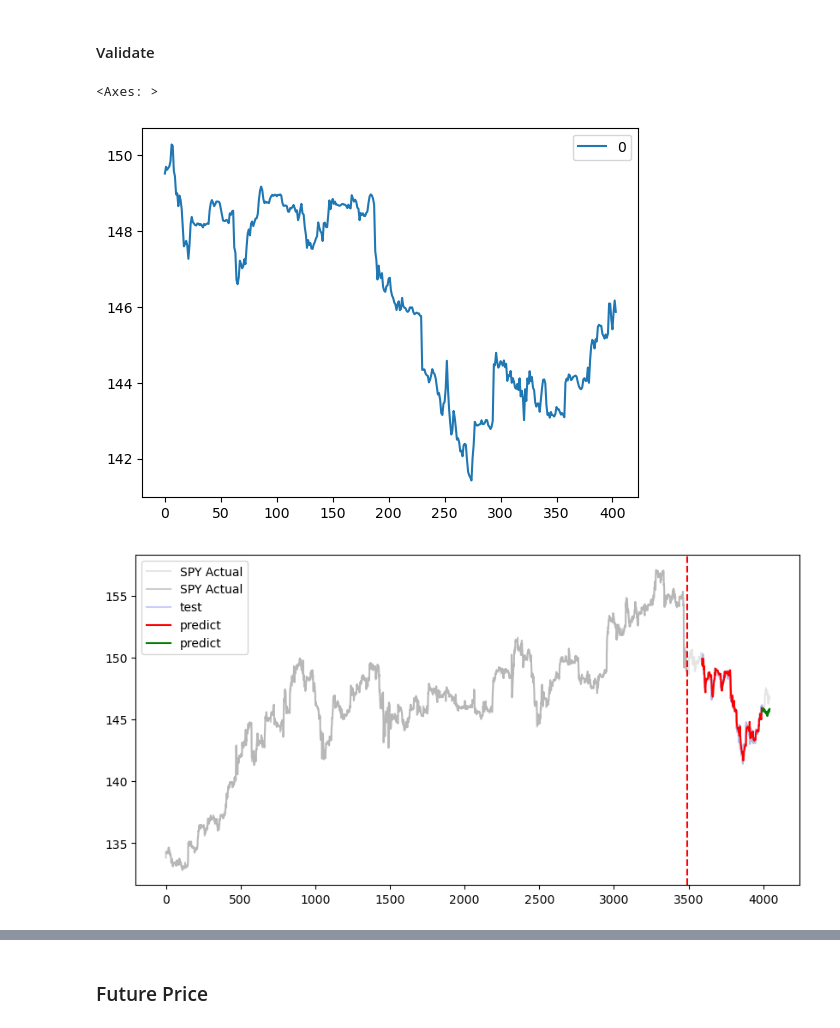
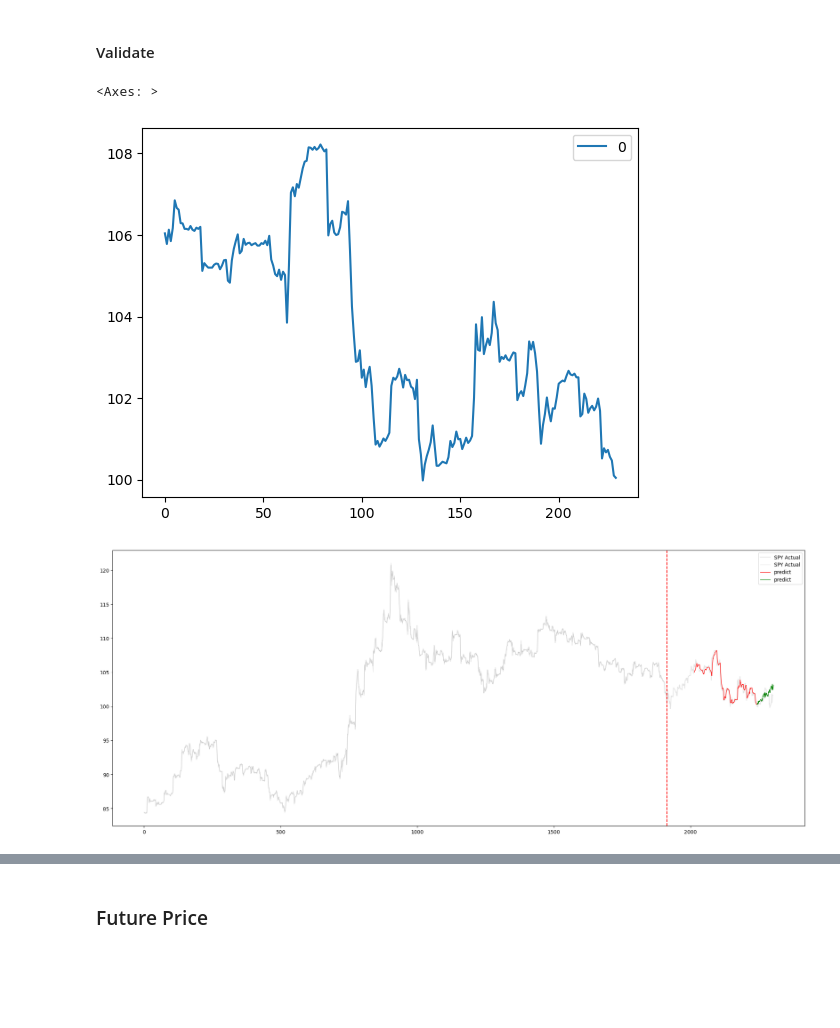
Before and after one commit to meetri/stockai, a Jupyter notebook: StockForecasterTest.ipynb, the cells around one changed output, grey strips where cells are left out. Cells and saved outputs as stored; diff of their text form; code cells hidden in the pictures; blank space fills up the shorter version.

```diff
--- a/StockForecasterTest.ipynb
+++ b/StockForecasterTest.ipynb
@@ -24,11 +24,10 @@ def get_data_from_polygon(ticker, candle_size, timeframe="minute", api_key=None)
         f"https://api.polygon.io/v2/aggs/ticker/{ticker}/range/{candle_size}/{timeframe}/{start_date}/"
         f"{end_date}?adjusted=true&sort=asc&limit=50000&apiKey={api_key}"
     )
-    print(url)
     d = requests.get(url)
     raw_data = d.json()
 
-    fn = f"{ticker}-{start_date}-{end_date}.json"
+    fn = f"./_data/{ticker}-{candle_size}-{timeframe}-{start_date}-{end_date}.json"
     with open(fn, "w") as outf:
         try:
             outf.write(dumps(raw_data["results"]))
@@ -38,7 +37,10 @@ def get_data_from_polygon(ticker, candle_size, timeframe="minute", api_key=None)
 
     return fn
 
+ticker = "nvda"
+candlesize = 30
+
 key = getenv("POLYKEY")
-fn = get_data_from_polygon("aapl", 15, key)
+fn = get_data_from_polygon(ticker, candlesize, timeframe="minute", api_key=key)
 print(fn)
 # %% [output]
@@ -46,8 +48,16 @@ AAPL-2021-06-24-2023-06-24.json
 # %%
-train_on = ["v", "vw", "o", "c", "h", "l", "n"]
+# train_on = ["v", "vw", "n", "o", "c", "h", "l"]
+train_on = ["v", "vw", "n", "c"]
 target = "c"
+chart_train_column = 1
 
-sf = StockForecaster(epochs=1000,lr=0.001, hidden_size=20, gpu_device="mps", train_on=train_on, target=target)
+sf = StockForecaster(
+    epochs=700,lr=0.001,
+    num_predictions=60, num_training_sequences=300,
+    hidden_size=10,
+    gpu_device="mps",
+    train_on=train_on, target=target
+)
 sf.load(fn, start_at = 0)
 
 # sf = StockForecaster(epochs=900,lr=0.001, hidden_size=20, gpu_device="mps")
@@ -97,51 +104,51 @@ plt.show()
 # %% [markdown]
 #### Validate
 # %%
-train_data = sf.ss.inverse_transform(sf.X_train_tensors.data.numpy()[:,0,:])[:,2]
-test_data = sf.mm.inverse_transform(sf.y_test_tensors)[:,2]
+train_data = sf.ss.inverse_transform(sf.X_train_tensors.data.numpy()[:,0,:])[:,chart_train_column]
+test_data = sf.mm.inverse_transform(sf.y_test_tensors)[:,chart_train_column]
 
 train_predict = sf.lstm(sf.X_test_tensors)
 data_predict = sf.mm.inverse_transform(train_predict.data.numpy())[:,0]
 pd.DataFrame(test_data).plot()
 # %% [output]
 <Axes: >
-[figure, old version]
+[figure, new version]
 # %%
 tdata_len = len(train_data)
 
-plt.figure(figsize=(10,5)) #plotting
+plt.figure(figsize=(25,10)) #plotting
 
 plt.plot(sf.mm.inverse_transform(sf.y_train), "k", label="SPY Actual", alpha=0.1)
 
-plt.plot(train_data, "k", label="SPY Actual", alpha=0.2)
+plt.plot(train_data, "k", label="SPY Actual", alpha=0.2,linewidth=0.4)
 
-td = [None] * (tdata_len + 100)
-td.extend(test_data)
-plt.plot(td, "b", label="test", alpha=0.2)
+# td = [None] * (tdata_len + 100)
+# td.extend(test_data)
+# plt.plot(td, "b", label="test", alpha=0.2,linewidth=0.4)
 
 dp = [None] * (tdata_len + 100)
 dp.extend(data_predict)
-plt.plot(dp, "r", label="predict")
+plt.plot(dp, "r", label="predict",linewidth=1)
 
 test_predict = sf.lstm(sf.X_test_tensors[-1].unsqueeze(0)) # get the last sample
 test_predict = test_predict.detach().numpy()
 test_predict = sf.mm.inverse_transform(test_predict)
 test_predict = test_predict[0].tolist()
 
 dp = [None] * (tdata_len + 100 + len(data_predict))
 dp.extend(test_predict)
-plt.plot(dp, "g", label="predict")
+plt.plot(dp, "g", label="predict",linewidth=1)
 
 
 plt.axvline(x=len(train_data), c='r', linestyle='--') # size of the training set
 
 plt.legend()
 
-plt.savefig("full_prediction.png", dpi=300)
+plt.savefig(f"./images/full_prediction-{ticker}-{candlesize}.png", dpi=300)
 
 plt.show()
 # %% [output]
-[figure, old version]
+[figure, new version]
 # %%
 plt.figure(figsize=(7,4)) #plotting
 
```
Also changed, not shown: parts of 10 cells of this notebook, 25 other files.
